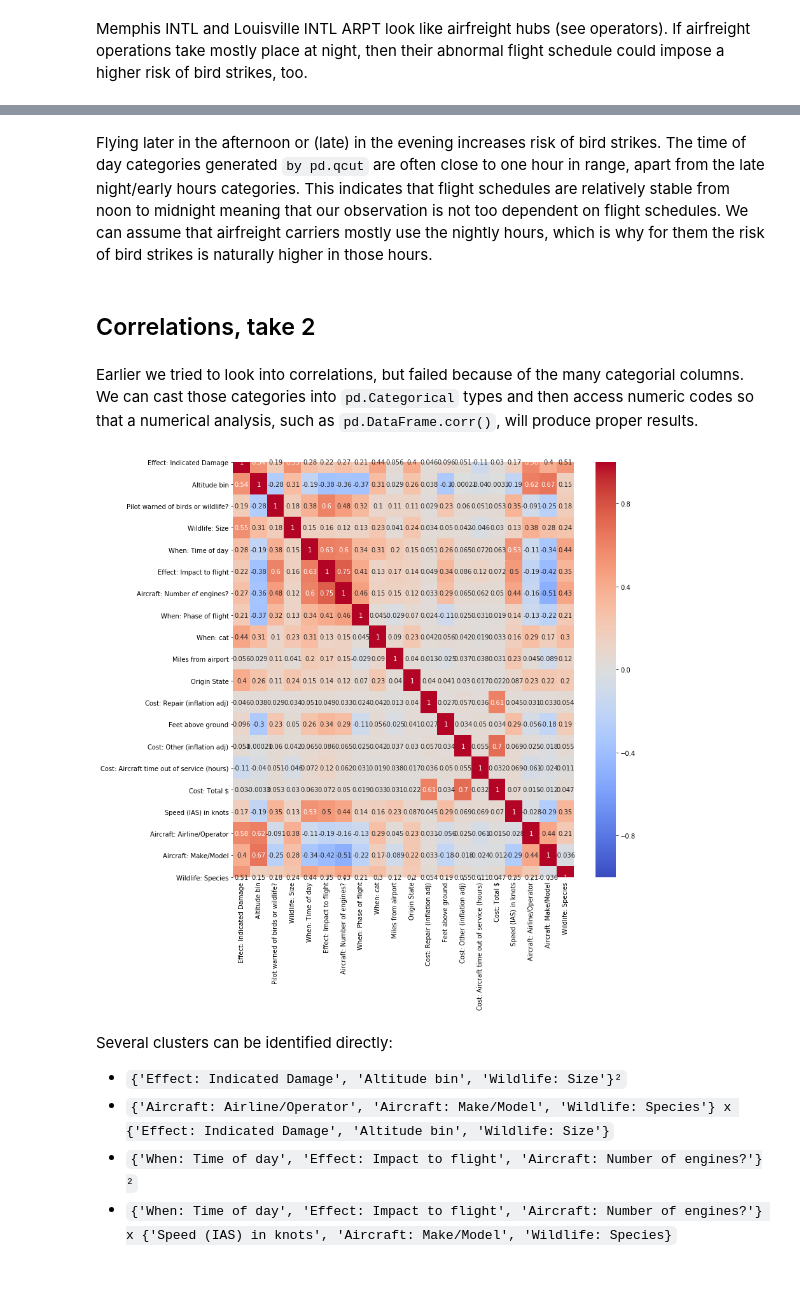
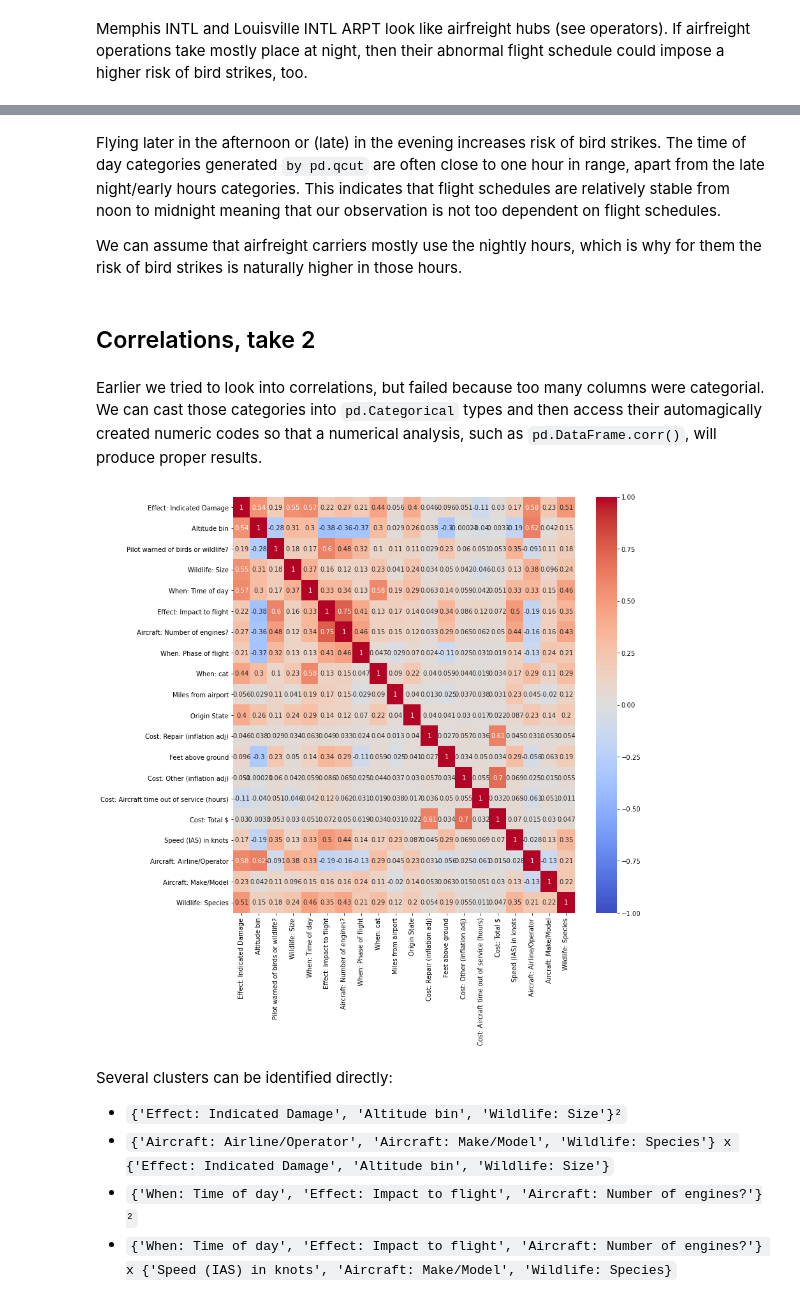
Before and after one commit to mikhas/sully, a Jupyter notebook: 00_eda.ipynb, the cells around one changed output, grey strips where cells are left out. Drawn from its saved outputs; the diff is of its cells as text; code cells hidden in the pictures.

Commit message:
sully: Clean up the order of the analysis, esp. wrt. data cleanup

```diff
--- a/00_eda.ipynb
+++ b/00_eda.ipynb
@@ -226,0 +236,16 @@ Not all of the above mentioned factors increase the risk of a bird strike, howev
+# %%
+#export
+def timeOfDay(time_iv: pd.Interval)->str:
+    if not isinstance(time_iv, pd.Interval):
+        return None
+
+    if (time_iv.left >= 2200 and time_iv.right < 2400) or (time_iv.left > 0 and time_iv.right < 400):
+        return 'Night'
+
+    if time_iv.left >= 400 and time_iv.right < 600:
+        return 'Dawn'
+
+    if time_iv.left >= 2000 and time_iv.right < 2200:
+        return 'Dusk'
+
+    return 'Day'
@@ -227,3 +282,12 @@ Not all of the above mentioned factors increase the risk of a bird strike, howev
+# %%
+pred_mil_ac = (data_tod['Aircraft: Make/Model'] == 'UNKNOWN') & (
+    data_tod['Aircraft: Airline/Operator'] == 'MILITARY')
+pred_mil_ap = (data_tod['Aircraft: Make/Model'] == 'UNKNOWN') & (
+    data_tod['Airport: Name'].isin(['DENVER INTL AIRPORT', 'DALLAS/FORT WORTH INTL ARPT']))
+# %%
+data_tod.loc[pred_mil_ac, 'Aircraft: Make/Model'] = 'MIL. AIRCRAFT'
+data_tod.loc[pred_mil_ap, 'Aircraft: Make/Model'] = 'MIL. AIRCRAFT'
+data_tod.loc[data_tod['Aircraft: Make/Model'] == 'UNKNOWN', 'Aircraft: Make/Model']  = None
 # %% [markdown]
 ## Analysis & Visualization
 # %% [markdown]
@@ -344,18 +397,0 @@ We can attempt to fix missing time of day data by using the airport's distributi
-# %%
-data['When: cat'] = pd.qcut(data['When: Time (HHMM)'], 24)
-data_tod = data.copy()
-tod_ct = pd.crosstab(data_tod['Airport: Name'], data_tod['When: cat'], margins=True)
-tod_na = data_tod[data_tod['When: Time (HHMM)'].isna()]
-
-for idx in tod_ct[:-1].index:
-    row = tod_ct.loc[idx]
-    total = row['All']
-    prob = [i / total for i in row[:-1]]
-    to_fix = tod_na.loc[tod_na['Airport: Name'] == idx]
-
-    for idx_to_fix in to_fix.index:
-        tod_interval = np.random.choice(tod_ct.columns[:-1], p=prob)
-        mt_hours = np.random.randint(tod_interval.left, tod_interval.right) // 100 * 100
-        mt_minutes = np.random.randint(tod_interval.left, tod_interval.right) % 60 # only an approximation, not the correct way to do it
-        data_tod.loc[idx_to_fix, ['When: Time (HHMM)', 'When: cat']] = (mt_hours + mt_minutes, tod_interval)
-        #print(data_tod.loc[idx_to_fix]['When: cat'])
@@ -375,9 +404,11 @@ data_tod[airfreight_pred].groupby('When: cat').sum()['When: Time (HHMM)'].plot.b
 # %% [markdown]
-Flying later in the afternoon or (late) in the evening increases risk of bird strikes. The time of day categories generated `by pd.qcut` are often close to one hour in range, apart from the late night/early hours categories. This indicates that flight schedules are relatively stable from noon to midnight meaning that our observation is not too dependent on flight schedules. We can assume that airfreight carriers mostly use the nightly hours, which is why for them the risk of bird strikes is naturally higher in those hours.
+Flying later in the afternoon or (late) in the evening increases risk of bird strikes. The time of day categories generated `by pd.qcut` are often close to one hour in range, apart from the late night/early hours categories. This indicates that flight schedules are relatively stable from noon to midnight meaning that our observation is not too dependent on flight schedules.
+
+We can assume that airfreight carriers mostly use the nightly hours, which is why for them the risk of bird strikes is naturally higher in those hours.
 # %% [markdown]
 ## Correlations, take 2
 # %% [markdown]
-Earlier we tried to look into correlations, but failed because of the many categorial columns. We can cast those categories into `pd.Categorical` types and then access numeric codes so that a numerical analysis, such as `pd.DataFrame.corr()`, will produce proper results.
+Earlier we tried to look into correlations, but failed because too many columns were categorial. We can cast those categories into `pd.Categorical` types and then access their automagically created numeric codes so that a numerical analysis, such as `pd.DataFrame.corr()`, will produce proper results.
 # %%
 #export
 def makeCatCodes(data:pd.DataFrame, columns:list)->pd.DataFrame:
@@ -390,11 +421,11 @@ def makeCatCodes(data:pd.DataFrame, columns:list)->pd.DataFrame:
 
     return pd.DataFrame(codes)
 # %%
-data_cc = makeCatCodes(data_tod, findCategoricalCandidates(data_tod)['name'])
+data_cc = makeCatCodes(data_tod, findCategoricalCandidates(data_tod.copy())['name'])
 fig, ax = plt.subplots(figsize=(12,12))
 sns.heatmap(data_cc.corr(), vmin=-1, vmax=1, cmap='coolwarm', annot=True, ax=ax);
 # %% [output]
-[figure, old version]
+[figure, new version]
 # %% [markdown]
 Several clusters can be identified directly:
 * `{'Effect: Indicated Damage', 'Altitude bin', 'Wildlife: Size'}²`
```
Also changed, not shown: parts of 40 cells of this notebook, 3 other files.
